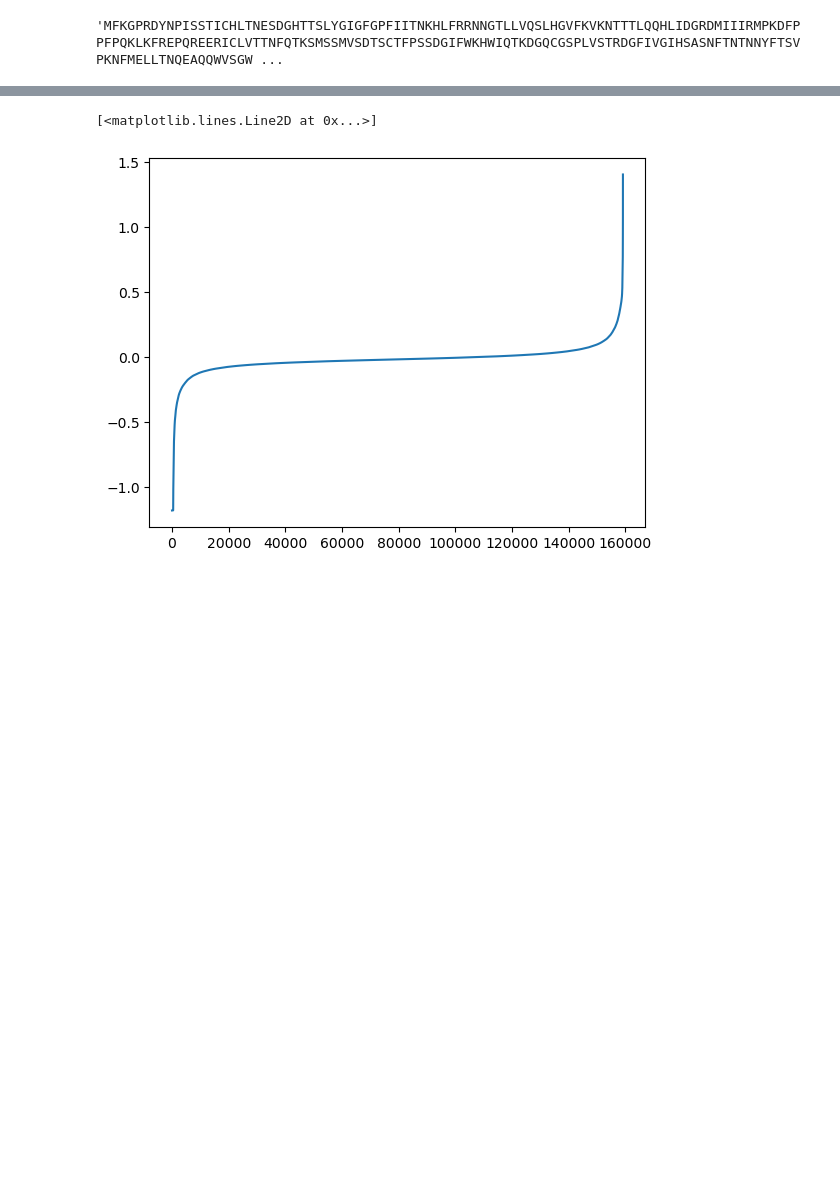
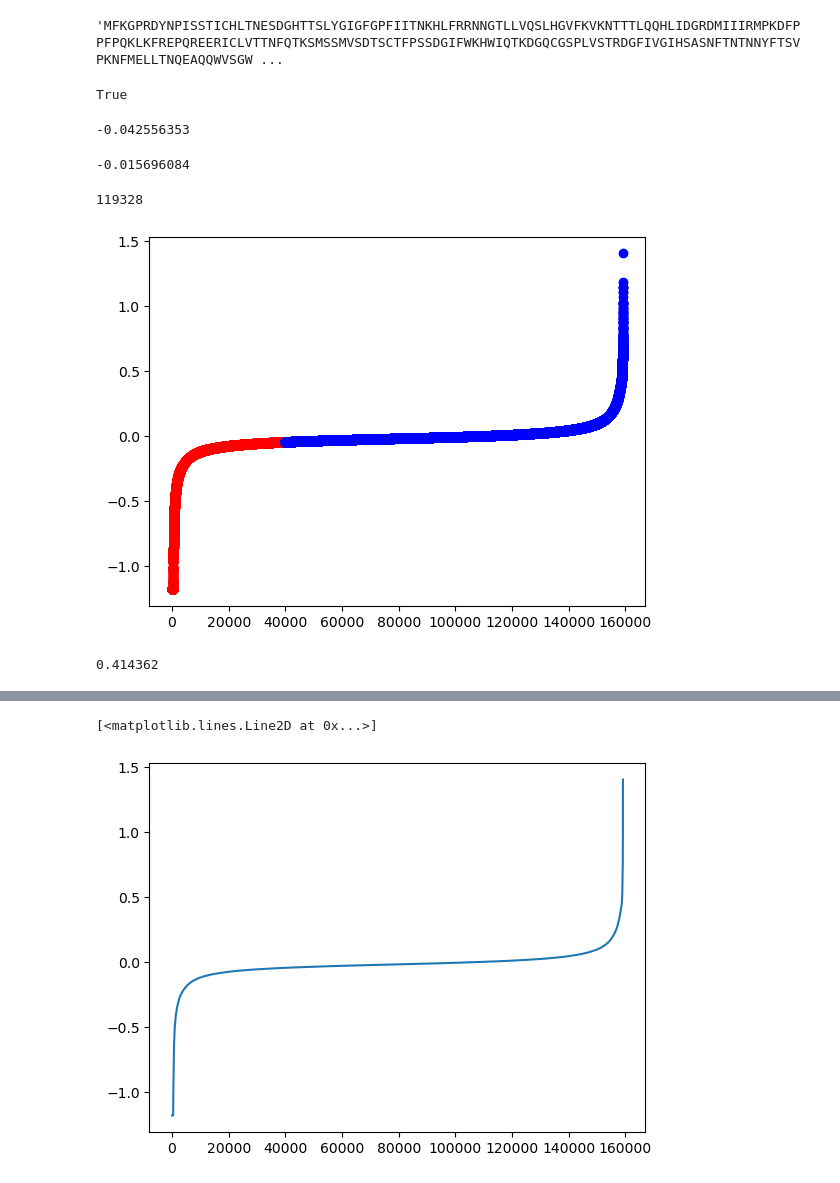
Before and after one commit to fhalab/SSMuLA, a Jupyter notebook: sandbox/tev.ipynb, the cells around one changed output, grey strips where cells are left out. Saved outputs shown, nothing was run; the diff lists cells and outputs as text; code cells hidden in the pictures; blank space fills up the shorter version.

Commit message:
adding tev active thresh

```diff
--- a/sandbox/tev.ipynb
+++ b/sandbox/tev.ipynb
@@ -12,5 +26,5 @@ import numpy as np
 # %%
-df = pd.read_csv("add_data/tev3_flighted_fitnesses.csv")
+df = pd.read_csv("data/T7/fitness_landscape/T7.csv")
 # %%
 df
 # %% [output]
@@ -136,5 +206,5 @@ plt.show()
 # %%
-df_4site = pd.read_csv("add_data/tev4_fitnesses_read_count.csv")
+df_4site = pd.read_csv("data/TEV/fitness_landscape/TEV.csv")
 df_4site
 # %% [output]
 |  | Sequences | Number of Reads | Fitness Mean | Fitness Variance | Complete Sequence | Mutation Distance | ... |
@@ -161,0 +263,4 @@ df_4site[df_4site["Mutation Distance"] == 0]["Complete Sequence"].values[0]
+# %%
+df_4site[df_4site["Mutation Distance"] == 0]["Complete Sequence"].values[0] == tev_wt_fasta
+# %% [output]
+True
@@ -161,0 +303,28 @@ df_4site[df_4site["Mutation Distance"] == 0]["Complete Sequence"].values[0]
+# %%
+cutoff = find_active_cutoff(df_4site, search_range=[0.25, 0.75], fit_col="Fitness Mean")
+cutoff
+# %% [output]
+-0.042556353
+# %%
+find_active_cutoff(df_4site, search_range=[0.5, 0.75], fit_col="Fitness Mean")
+# %% [output]
+-0.015696084
+# %%
+len(df_4site[df_4site["Fitness Mean"]>cutoff])
+# %% [output]
+119328
+# %%
+# Prepare colors based on the cutoff
+colors = ['red' if value < cutoff else 'blue' for value in sorted(df_4site["Fitness Mean"])]
+
+# Plot each point with the corresponding color
+for i, value in enumerate(sorted(df_4site["Fitness Mean"])):
+    plt.plot(i, value, 'o', color=colors[i])
+
+plt.show()
+# %% [output]
+[figure, added]
+# %%
+df_4site[df_4site["Mutation Distance"] == 0]["Fitness Mean"].values[0]
+# %% [output]
+0.414362
```
Also changed, not shown: parts of 25 cells of this notebook, 4 other files.
